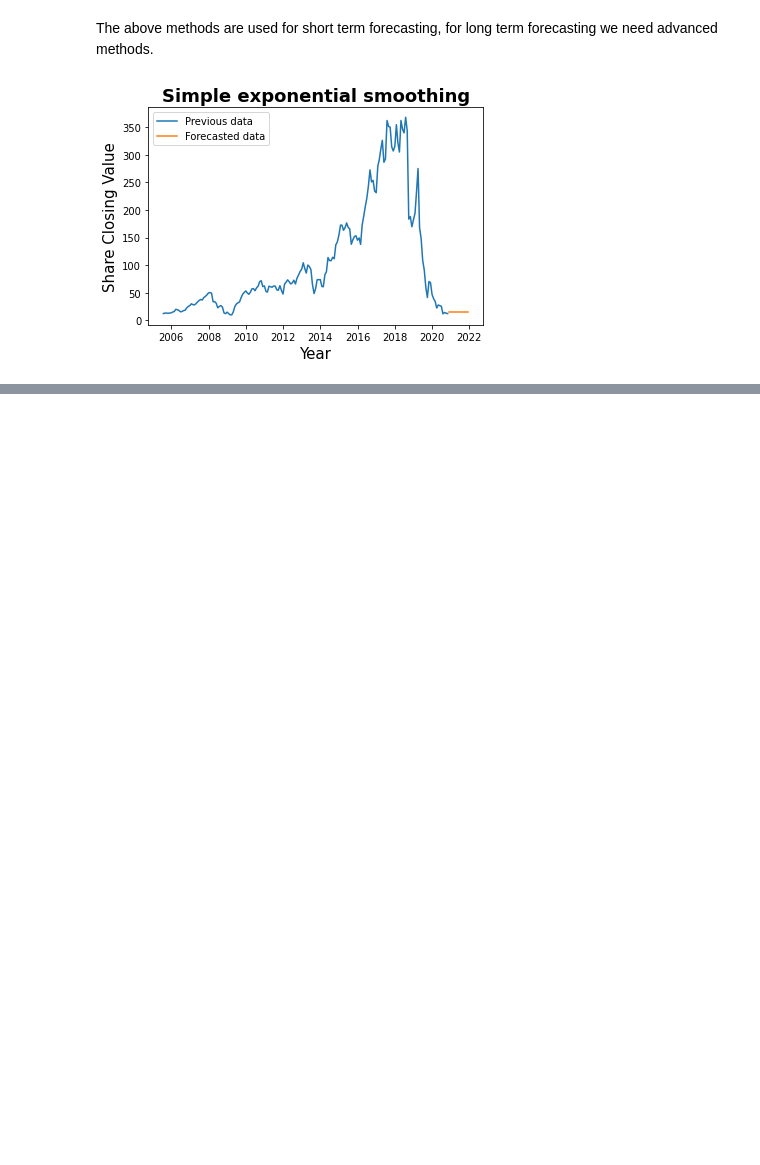
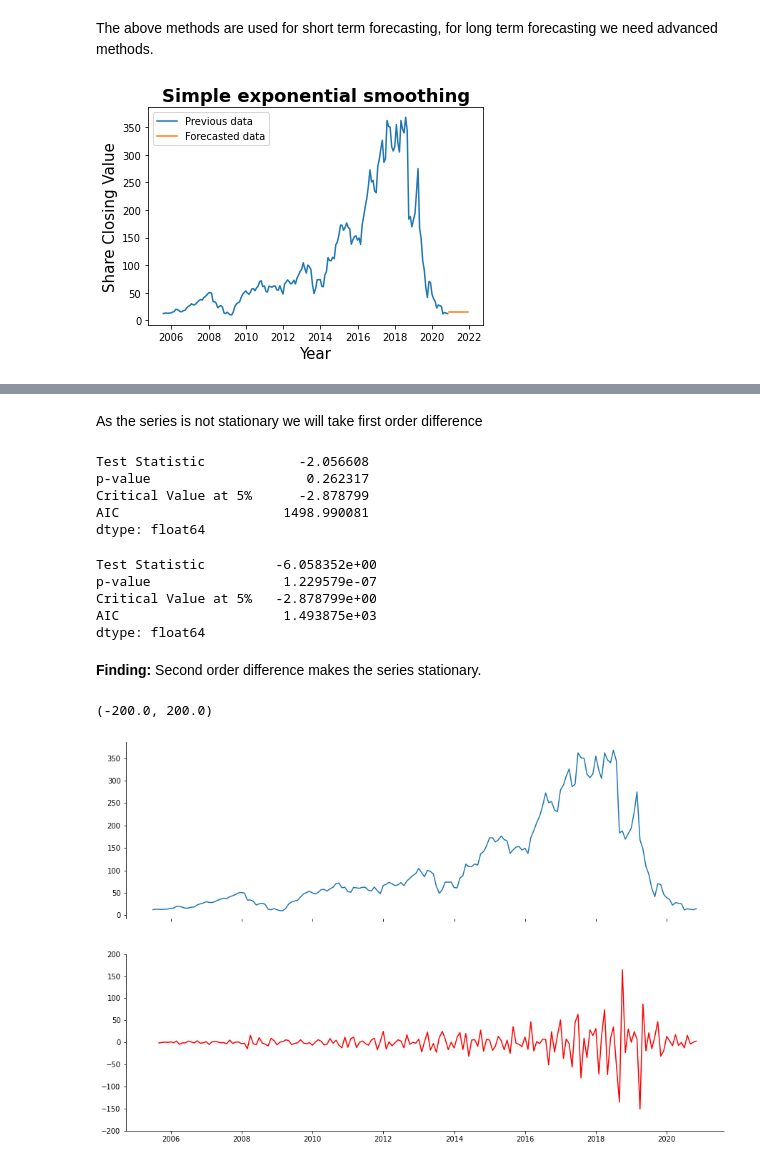
Before and after one commit to sudeep-009/Share-Price-Prediction, a Jupyter notebook: StockMarketPricePrediction.ipynb, the cells around one changed output, grey strips where cells are left out. Drawn from its saved outputs; the diff is of its cells as text; code cells hidden in the pictures; blank space fills up the shorter version.

Commit message:
DickeyFuller Test for stationarity of series

```diff
--- a/StockMarketPricePrediction.ipynb
+++ b/StockMarketPricePrediction.ipynb
@@ -359,0 +364,2 @@ plt.show()
+# %%
+df_new = df.copy()
@@ -359,0 +380,37 @@ plt.show()
+# %% [markdown]
+As the series is not stationary we will take first order difference
+# %%
+dffunc(np.diff(df_new.Close,1))
+# %% [output]
+Test Statistic            -2.056608
+p-value                    0.262317
+Critical Value at 5%      -2.878799
+AIC                     1498.990081
+dtype: float64
+# %%
+# second order difference
+dffunc(np.diff(df_new.Close,2))
+# %% [output]
+Test Statistic         -6.058352e+00
+p-value                 1.229579e-07
+Critical Value at 5%   -2.878799e+00
+AIC                     1.493875e+03
+dtype: float64
+# %% [markdown]
+**Finding:** Second order difference makes the series stationary.
+# %%
+stationary_df = pd.DataFrame(data=np.concatenate(([np.nan,np.nan],np.diff(df_new.Close,2))),index=df_new.index,columns=['Close'])
+# %%
+fig,(ax1,ax2) = plt.subplots(2,1,sharex=True,figsize=(15,10))
+ax1.plot(df_new.Close)
+ax2.plot(stationary_df.Close,c='r')
+# Removing bottom, top and right plot lines
+ax1.spines['bottom'].set_visible(False)
+ax1.spines['top'].set_visible(False)
+ax1.spines['right'].set_visible(False)
+ax2.spines['top'].set_visible(False)
+ax2.spines['right'].set_visible(False)
+ax2.set_ylim([-200, 200])
+# %% [output]
+(-200.0, 200.0)
+[figure, added]
```
Also changed, not shown: parts of 3 cells of this notebook.
